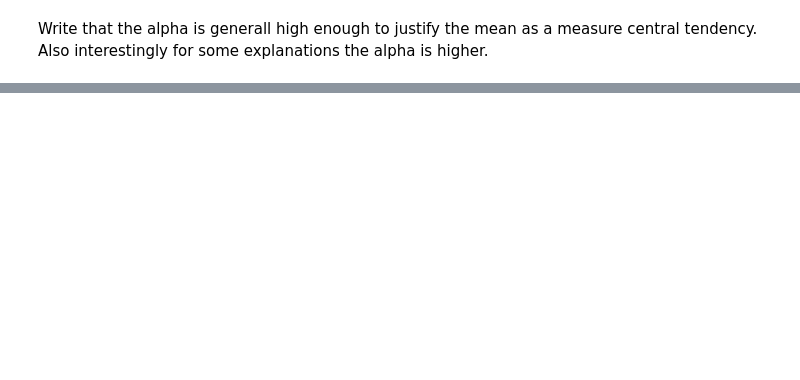
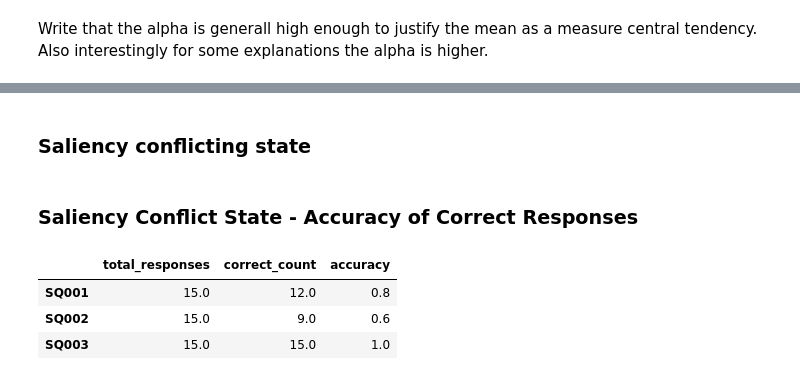
Before and after one commit to StefanHamm/surveyMasterThesis, a Jupyter notebook: survey_analysis.ipynb, the cells around one changed output, grey strips where cells are left out. Drawn from its saved outputs; the diff is of its cells as text; code cells hidden in the pictures; blank space fills up the shorter version.

```diff
--- a/survey_analysis.ipynb
+++ b/survey_analysis.ipynb
@@ -460,0 +531,47 @@ Write that the alpha is generall high enough to justify the mean as a measure ce
+# %% [markdown]
+### Saliency conflicting state
+# %%
+def check_saliency_conflict_state(df, question_code, subquestions):
+    correct_answer_pairs = {
+        "SQ001": ["Strong influence to turn left"], # Aircraft 1
+        "SQ002": ["Weak influence to turn left","Strong influence to turn left"], #Aircraft 2
+        "SQ003": ["No influence"], # Aircraft 5
+    }
+    results = {}
+
+    for sq in subquestions:
+        col_name = f"{question_code}[{sq}]"
+        if col_name in df.columns:
+            counts = df[col_name].value_counts(dropna=False)
+            total_responses = counts.sum()
+            # Get correct answers for this subquestion
+            correct_answers = correct_answer_pairs.get(sq, [])
+            # Sum counts for all correct answers
+            correct_count = sum(counts.get(ans, 0) for ans in correct_answers)
+            accuracy = correct_count / total_responses if total_responses > 0 else np.nan
+
+            results[sq] = {
+                "total_responses": total_responses,
+                "correct_count": correct_count,
+                "accuracy": accuracy
+            }
+        else:
+            results[sq] = {
+                "total_responses": 0,
+                "correct_count": 0,
+                "accuracy": np.nan
+            }
+
+    return pd.DataFrame(results).T
+
+subquestions_conflict = [f"SQ{i:03d}" for i in range(1, 4)]
+saliency_conflict_state_results = check_saliency_conflict_state(df, question_pairs["mental_models"]["saliency_conflict_state"]["post"], subquestions_conflict)
+display(Markdown("### Saliency Conflict State - Accuracy of Correct Responses"))
+
+display(saliency_conflict_state_results)
+# %% [output]
+### Saliency Conflict State - Accuracy of Correct Responses
+|  | total_responses | correct_count | accuracy |
+| SQ001 | 15.0 | 12.0 | 0.8 |
+| SQ002 | 15.0 | 9.0 | 0.6 |
+| SQ003 | 15.0 | 15.0 | 1.0 |
```
Also changed, not shown: parts of 23 cells of this notebook.
